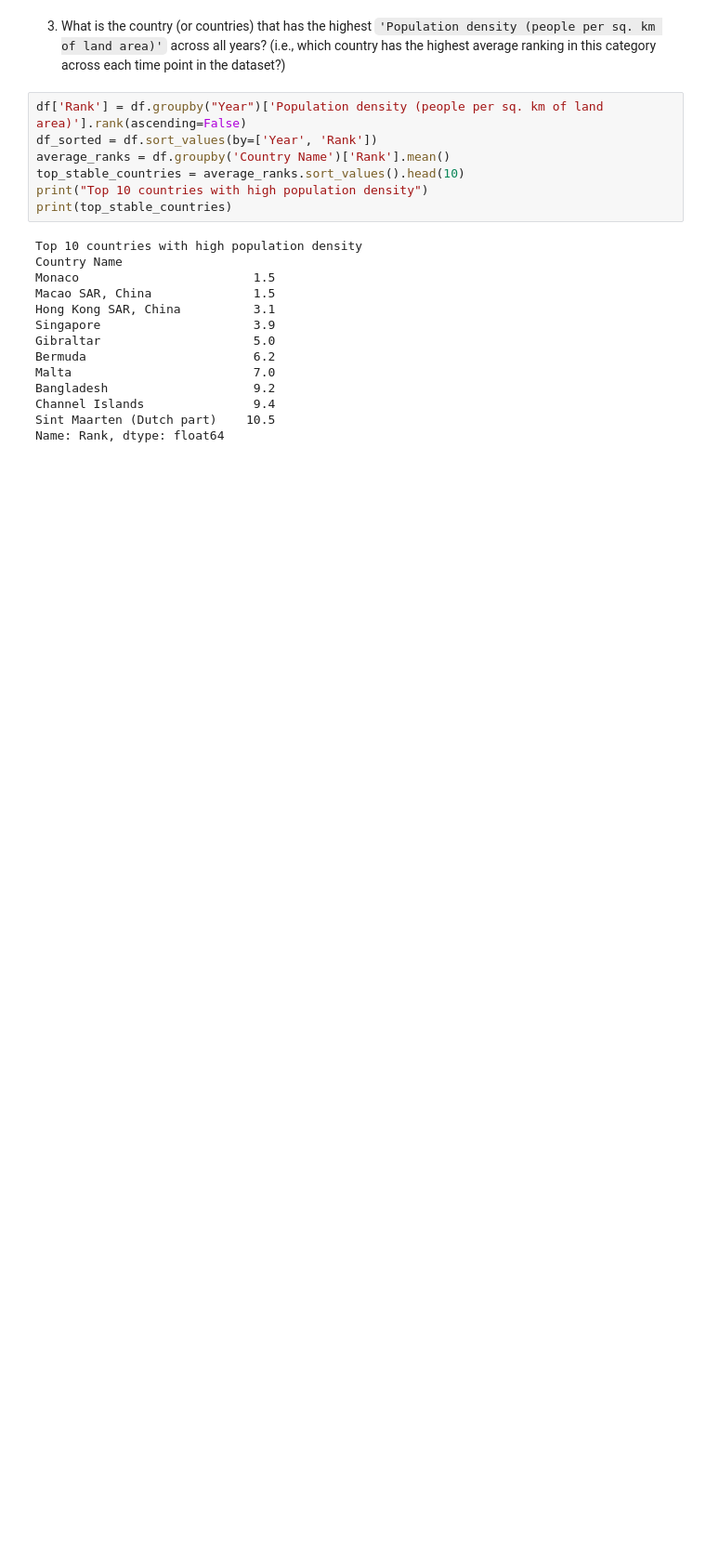
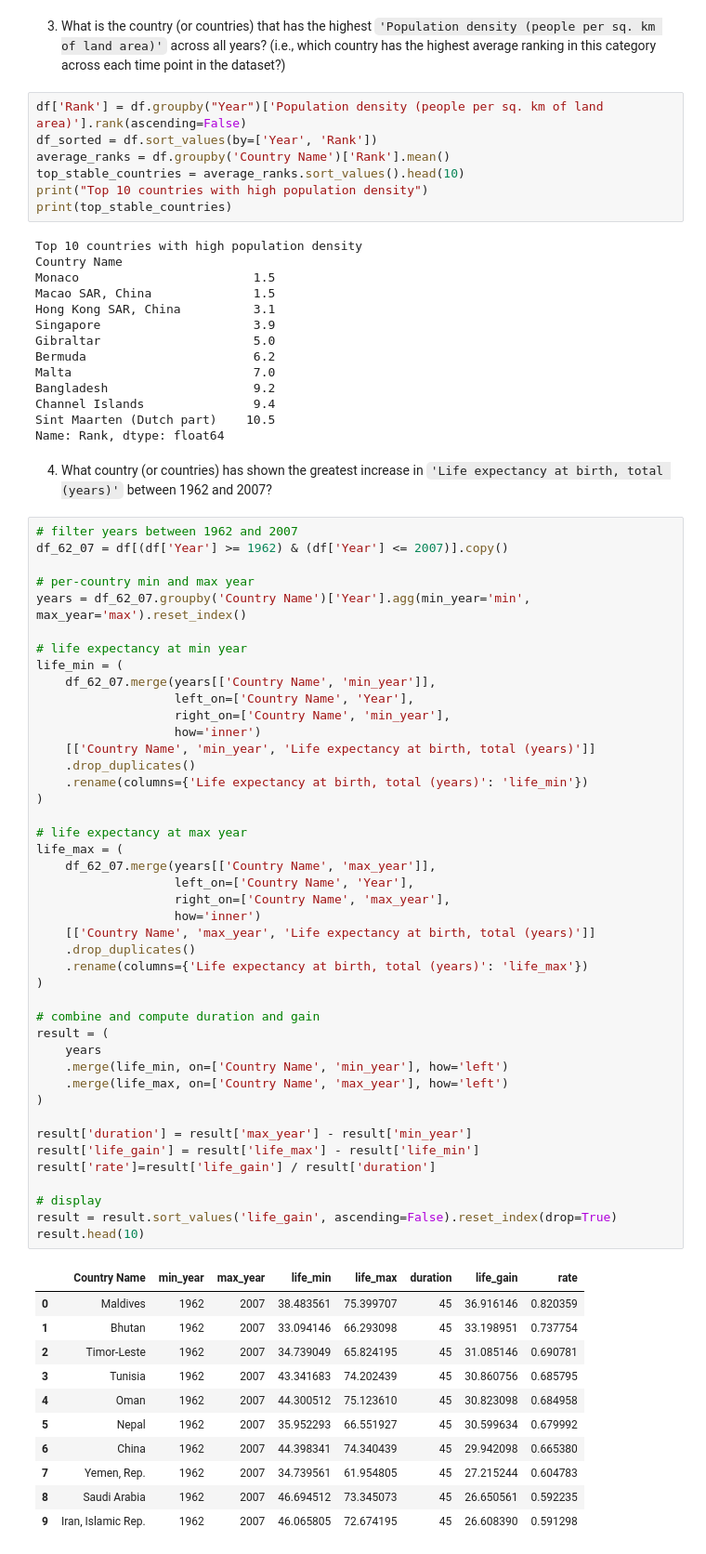
Before and after one commit to lmVl12/skill-assessments, a Jupyter notebook: Python for Data Science/gapminder_analysis.ipynb, the cells around one changed output. Shown at 93% size. Cells and saved outputs as stored; diff of their text form; blank space fills up the shorter version.

Commit message:
feat(py4ds): calculate life exp gains

```diff
--- a/Python for Data Science/gapminder_analysis.ipynb
+++ b/Python for Data Science/gapminder_analysis.ipynb
@@ -245,3 +245,60 @@ Bangladesh                    9.2
 Channel Islands               9.4
 Sint Maarten (Dutch part)    10.5
 Name: Rank, dtype: float64
+# %% [markdown]
+4. What country (or countries) has shown the greatest increase in `'Life expectancy at birth, total (years)'` between 1962 and 2007?
+# %%
+# filter years between 1962 and 2007
+df_62_07 = df[(df['Year'] >= 1962) & (df['Year'] <= 2007)].copy()
+
+# per-country min and max year
+years = df_62_07.groupby('Country Name')['Year'].agg(min_year='min', max_year='max').reset_index()
+
+# life expectancy at min year
+life_min = (
+    df_62_07.merge(years[['Country Name', 'min_year']],
+                   left_on=['Country Name', 'Year'],
+                   right_on=['Country Name', 'min_year'],
+                   how='inner')
+    [['Country Name', 'min_year', 'Life expectancy at birth, total (years)']]
+    .drop_duplicates()
+    .rename(columns={'Life expectancy at birth, total (years)': 'life_min'})
+)
+
+# life expectancy at max year
+life_max = (
+    df_62_07.merge(years[['Country Name', 'max_year']],
+                   left_on=['Country Name', 'Year'],
+                   right_on=['Country Name', 'max_year'],
+                   how='inner')
+    [['Country Name', 'max_year', 'Life expectancy at birth, total (years)']]
+    .drop_duplicates()
+    .rename(columns={'Life expectancy at birth, total (years)': 'life_max'})
+)
+
+# combine and compute duration and gain
+result = (
+    years
+    .merge(life_min, on=['Country Name', 'min_year'], how='left')
+    .merge(life_max, on=['Country Name', 'max_year'], how='left')
+)
+
+result['duration'] = result['max_year'] - result['min_year']
+result['life_gain'] = result['life_max'] - result['life_min']
+result['rate']=result['life_gain'] / result['duration']
+
+# display
+result = result.sort_values('life_gain', ascending=False).reset_index(drop=True)
+result.head(10)
+# %% [output]
+|  | Country Name | min_year | max_year | life_min | life_max | duration | life_gain | rate |
+| 0 | Maldives | 1962 | 2007 | 38.483561 | 75.399707 | 45 | 36.916146 | 0.820359 |
+| 1 | Bhutan | 1962 | 2007 | 33.094146 | 66.293098 | 45 | 33.198951 | 0.737754 |
+| 2 | Timor-Leste | 1962 | 2007 | 34.739049 | 65.824195 | 45 | 31.085146 | 0.690781 |
+| 3 | Tunisia | 1962 | 2007 | 43.341683 | 74.202439 | 45 | 30.860756 | 0.685795 |
+| 4 | Oman | 1962 | 2007 | 44.300512 | 75.123610 | 45 | 30.823098 | 0.684958 |
+| 5 | Nepal | 1962 | 2007 | 35.952293 | 66.551927 | 45 | 30.599634 | 0.679992 |
+| 6 | China | 1962 | 2007 | 44.398341 | 74.340439 | 45 | 29.942098 | 0.665380 |
+| 7 | Yemen, Rep. | 1962 | 2007 | 34.739561 | 61.954805 | 45 | 27.215244 | 0.604783 |
+| 8 | Saudi Arabia | 1962 | 2007 | 46.694512 | 73.345073 | 45 | 26.650561 | 0.592235 |
+| 9 | Iran, Islamic Rep. | 1962 | 2007 | 46.065805 | 72.674195 | 45 | 26.608390 | 0.591298 |
```
